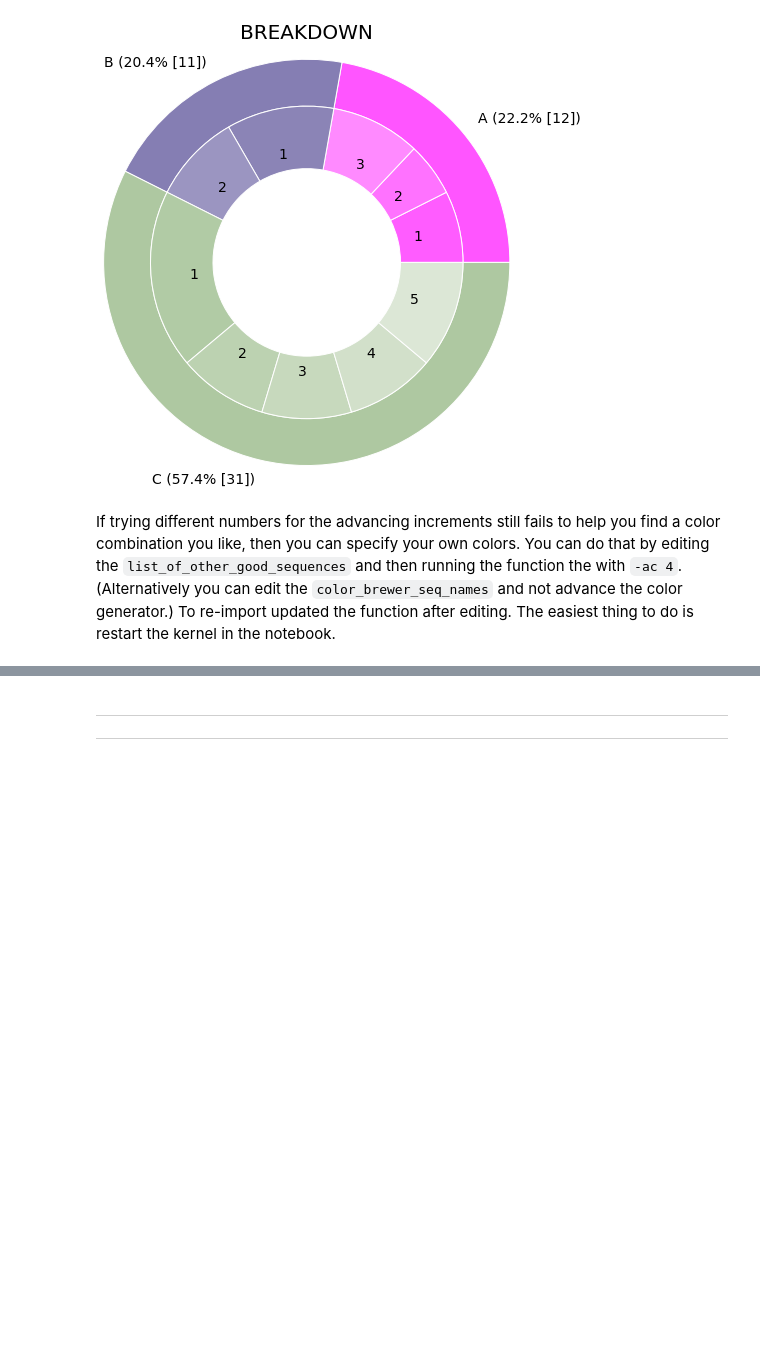
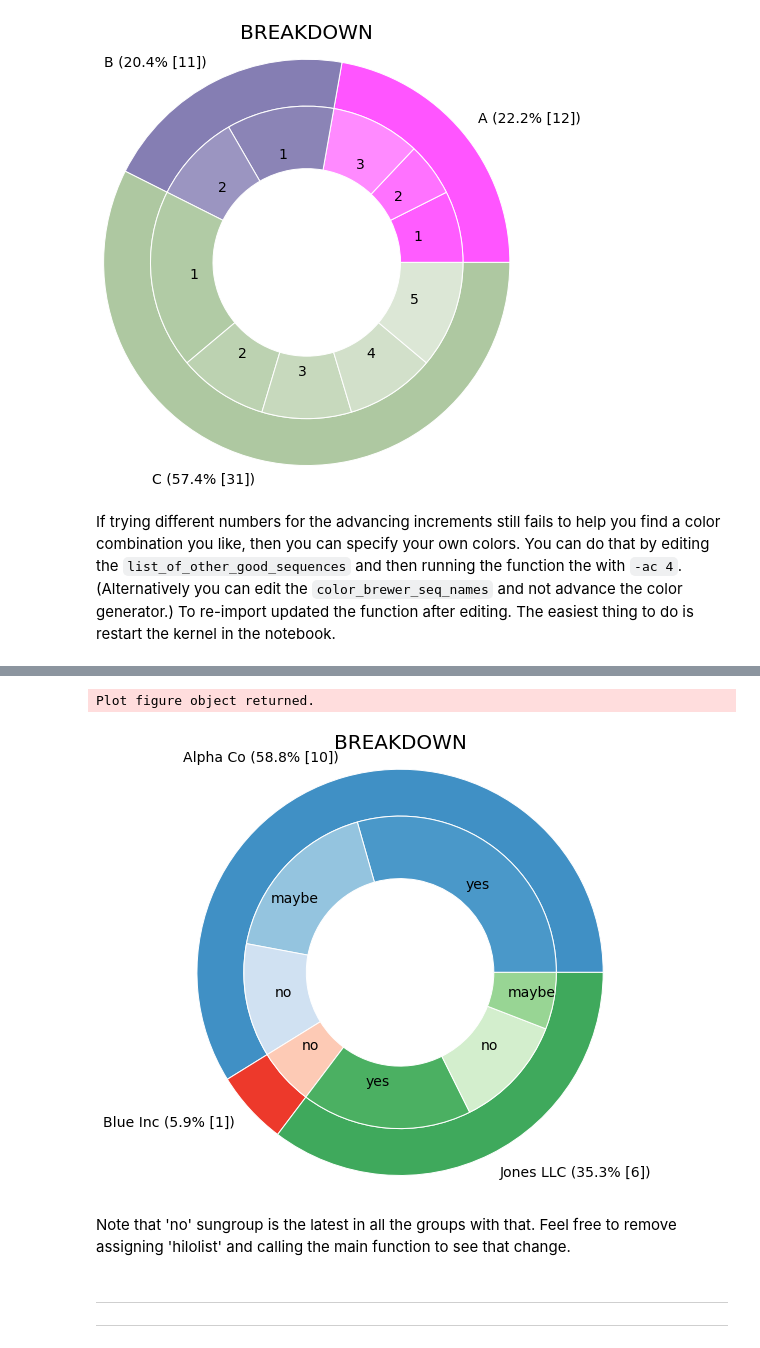
Before and after one commit to fomightez/donut_plots_with_subgroups, a Jupyter notebook: index.ipynb, the cells around one changed output, grey strips where cells are left out. Cells and saved outputs as stored; diff of their text form; code cells hidden in the pictures; blank space fills up the shorter version.

```diff
--- a/index.ipynb
+++ b/index.ipynb
@@ -317,0 +328,22 @@ If trying different numbers for the advancing increments still fails to help you
+# %%
+import pandas as pd
+sales = [('Jones LLC', 177887, 'yes'),
+         ('Jones LLC', 12387, 'yes'),
+         ('Jones LLC', 1772287, 'yes'),
+         ('Jones LLC', 19897, 'no'),
+         ('Jones LLC', 1187, 'no'),
+         ('Jones LLC', 1773297, 'maybe'),
+         ('Alpha Co', 157987, 'yes'),
+         ('Alpha Co', 158981, 'yes'),
+         ('Alpha Co', 159983, 'yes'),
+         ('Alpha Co', 167987, 'yes'),
+         ('Alpha Co', 158117, 'yes'),
+         ('Alpha Co', 1999917, 'maybe'),
+         ('Alpha Co', 193917, 'maybe'),
+         ('Alpha Co', 1933917, 'maybe'),
+         ('Alpha Co', 159333, 'no'),
+         ('Alpha Co', 256521, 'no'),
+         ('Blue Inc', 111947, 'no')]
+labels = ['Manufacturer', 'Item', 'In_Stock']
+dfh = pd.DataFrame.from_records(sales, columns=labels)
+dfh.head()
@@ -318,3 +385,11 @@ If trying different numbers for the advancing increments still fails to help you
+# %%
+from donut_plot_with_subgroups_from_dataframe import donut_plot_with_subgroups_from_dataframe
+h = donut_plot_with_subgroups_from_dataframe(df=dfh, groups_col="Manufacturer",subgroups_col="In_Stock",hilolist=["yes", "maybe", "no"]);
+# %% [output]
+Plot figure object returned.
+[figure, added]
+# %% [markdown]
+Note that 'no' sungroup is the latest in all the groups with that. Feel free to remove assigning 'hilolist' and calling the main function to see that change.
 # %% [markdown]
 ----
 
```
Also changed, not shown: parts of 8 cells of this notebook.
